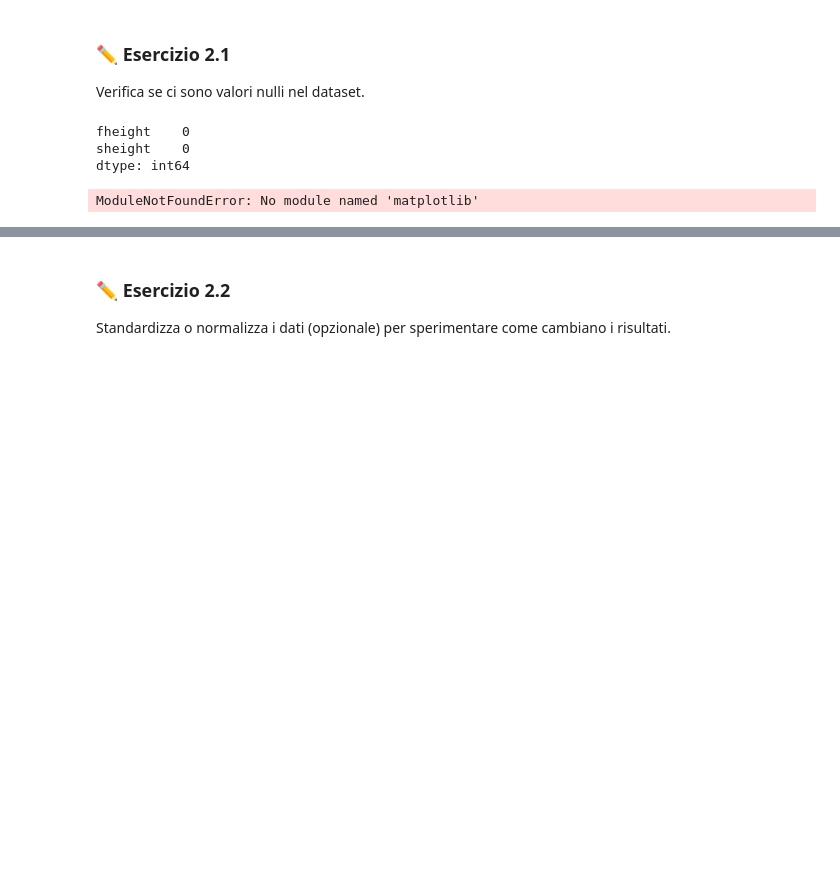
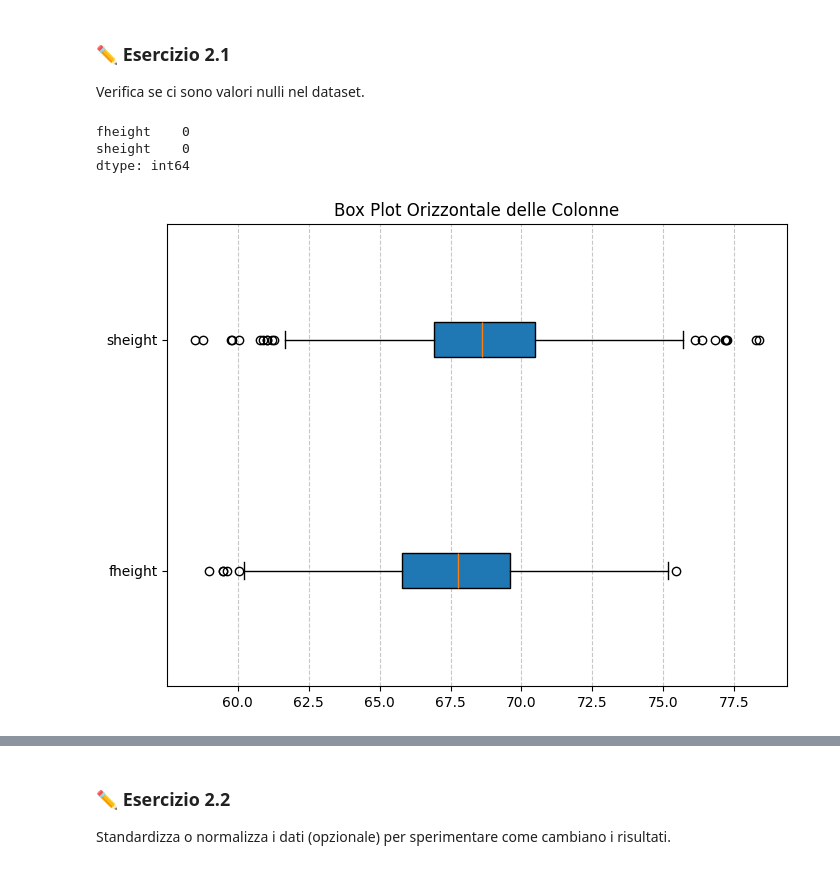
Before and after one commit to ladichriss/linear-regression, a Jupyter notebook: Regressione_Lineare_Altezze.ipynb, the cells around one changed output, grey strips where cells are left out. Drawn from its saved outputs; the diff is of its cells as text; code cells hidden in the pictures; blank space fills up the shorter version.

```diff
--- a/Regressione_Lineare_Altezze.ipynb
+++ b/Regressione_Lineare_Altezze.ipynb
@@ -120,15 +124,18 @@ sheight    0
 dtype: int64
 # %%
 import matplotlib.pyplot as plt
+import pandas as pd
+
+
 
 plt.figure(figsize=(8, 6))
 plt.boxplot(df.values, vert = False, patch_artist = True)
 
-plt.yticks(range(1, len(df.colums) + 1), df.columns)
+plt.yticks(range(1, len(df.columns) + 1), df.columns)
 
 plt.title("Box Plot Orizzontale delle Colonne")
 plt.grid(axis="x", linestyle= "--", alpha = 0.7)
 
 plt.show()
 # %% [output]
-ModuleNotFoundError: No module named 'matplotlib'
+[figure, added]
```
Also changed, not shown: parts of 6 cells of this notebook.
